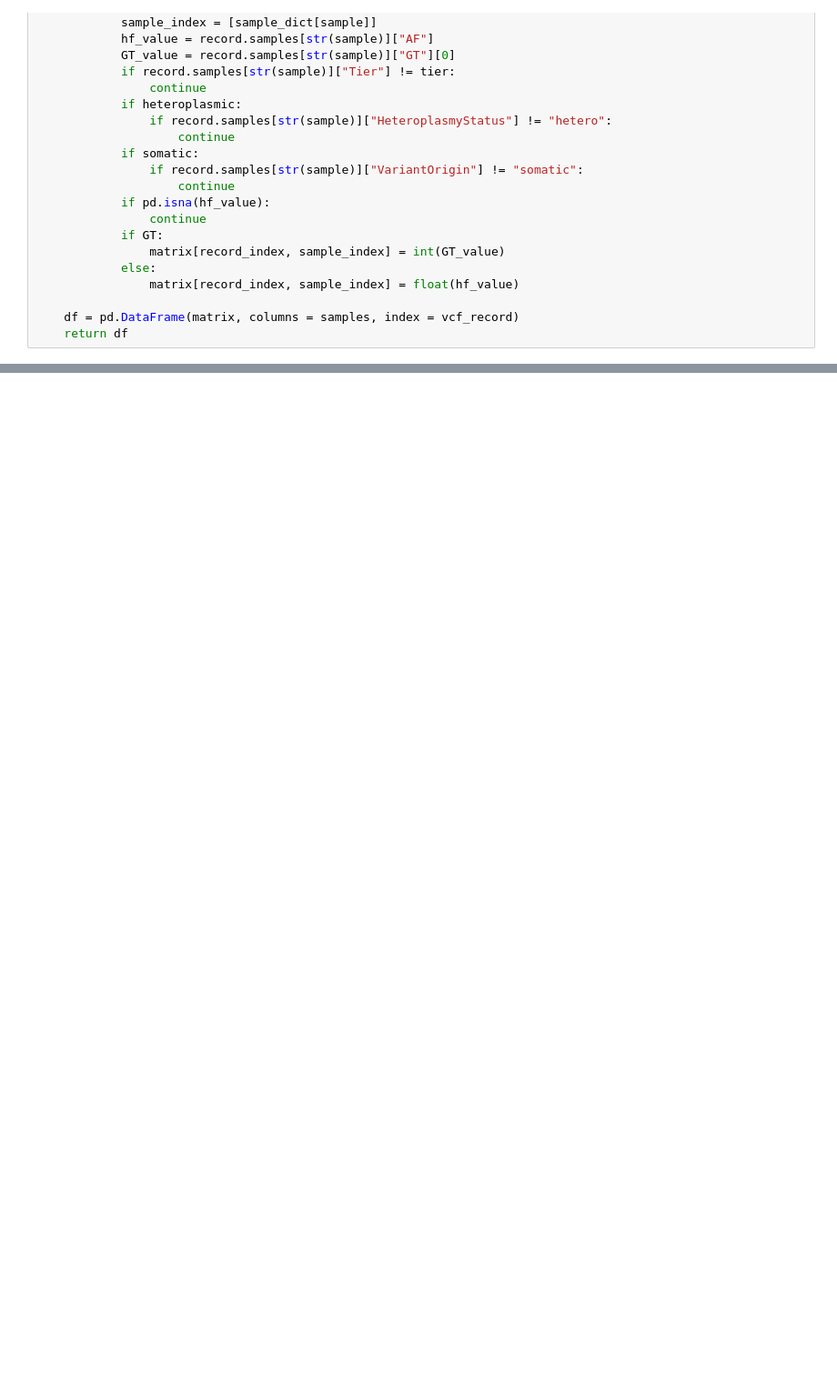
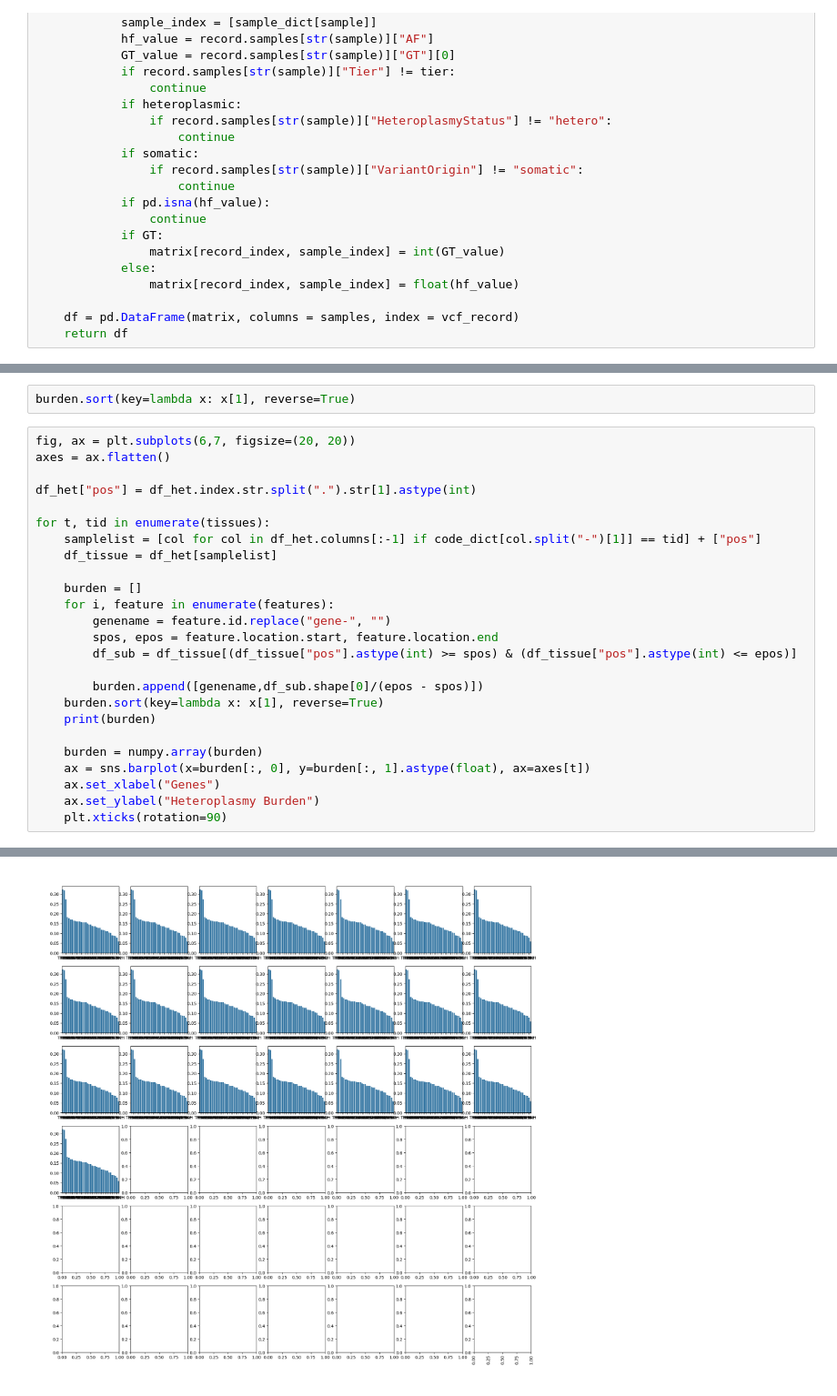
Before and after one commit to hangsuUNC/SMaHT_Mitogenome, a Jupyter notebook: scripts/circos_plot.ipynb, the cells around one changed output, grey strips where cells are left out. Shown at 91% size. Drawn from its saved outputs; the diff is of its cells as text; blank space fills up the shorter version.

```diff
--- a/scripts/circos_plot.ipynb
+++ b/scripts/circos_plot.ipynb
@@ -226,0 +347,28 @@ plt.savefig("heat_mito_var_distribution.pdf")
+# %%
+burden.sort(key=lambda x: x[1], reverse=True)
+# %%
+fig, ax = plt.subplots(6,7, figsize=(20, 20))
+axes = ax.flatten()
+
+df_het["pos"] = df_het.index.str.split(".").str[1].astype(int)
+
+for t, tid in enumerate(tissues):
+    samplelist = [col for col in df_het.columns[:-1] if code_dict[col.split("-")[1]] == tid] + ["pos"]
+    df_tissue = df_het[samplelist]
+
+    burden = []
+    for i, feature in enumerate(features):
+        genename = feature.id.replace("gene-", "")
+        spos, epos = feature.location.start, feature.location.end
+        df_sub = df_tissue[(df_tissue["pos"].astype(int) >= spos) & (df_tissue["pos"].astype(int) <= epos)]
+
+        burden.append([genename,df_sub.shape[0]/(epos - spos)])
+    burden.sort(key=lambda x: x[1], reverse=True)
+    print(burden)
+
+    burden = numpy.array(burden)
+    ax = sns.barplot(x=burden[:, 0], y=burden[:, 1].astype(float), ax=axes[t])
+    ax.set_xlabel("Genes")
+    ax.set_ylabel("Heteroplasmy Burden")
+    plt.xticks(rotation=90)
+# %% [output]
@@ -226,0 +392 @@ plt.savefig("heat_mito_var_distribution.pdf")
+[figure, added]
```
Also changed, not shown: parts of 10 cells of this notebook.
